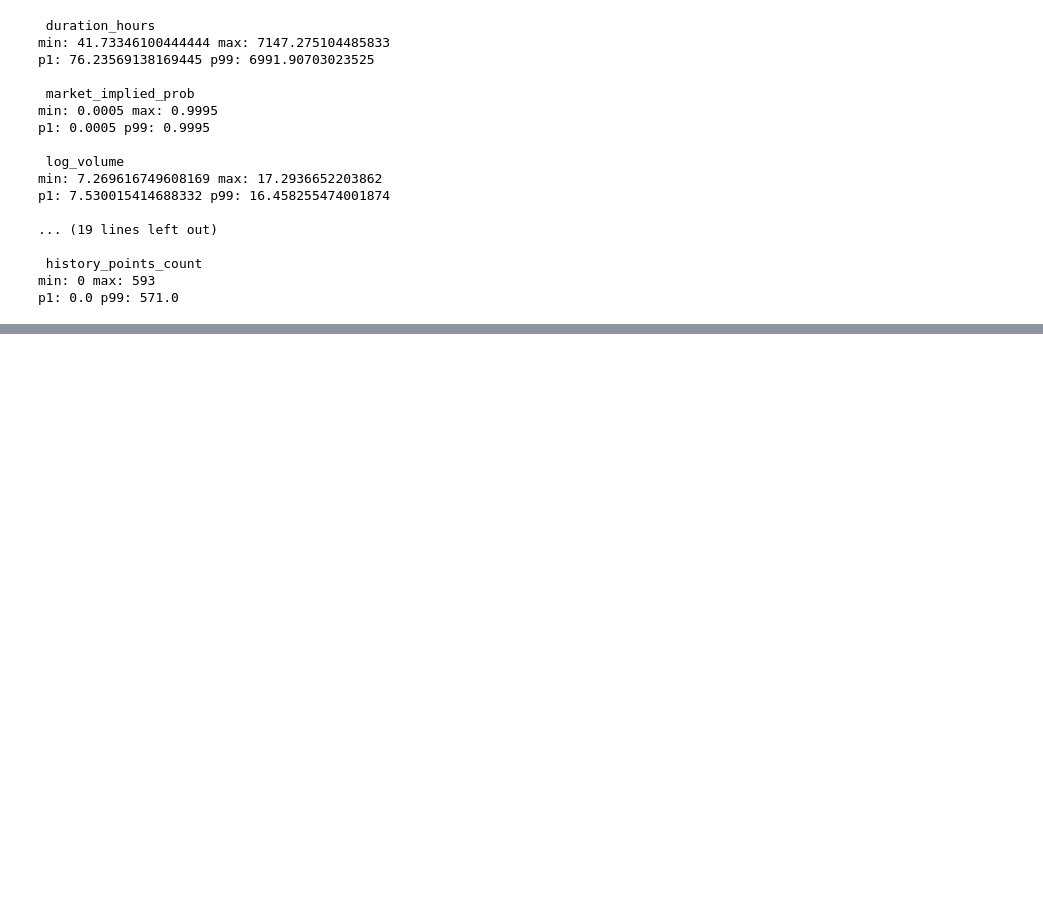
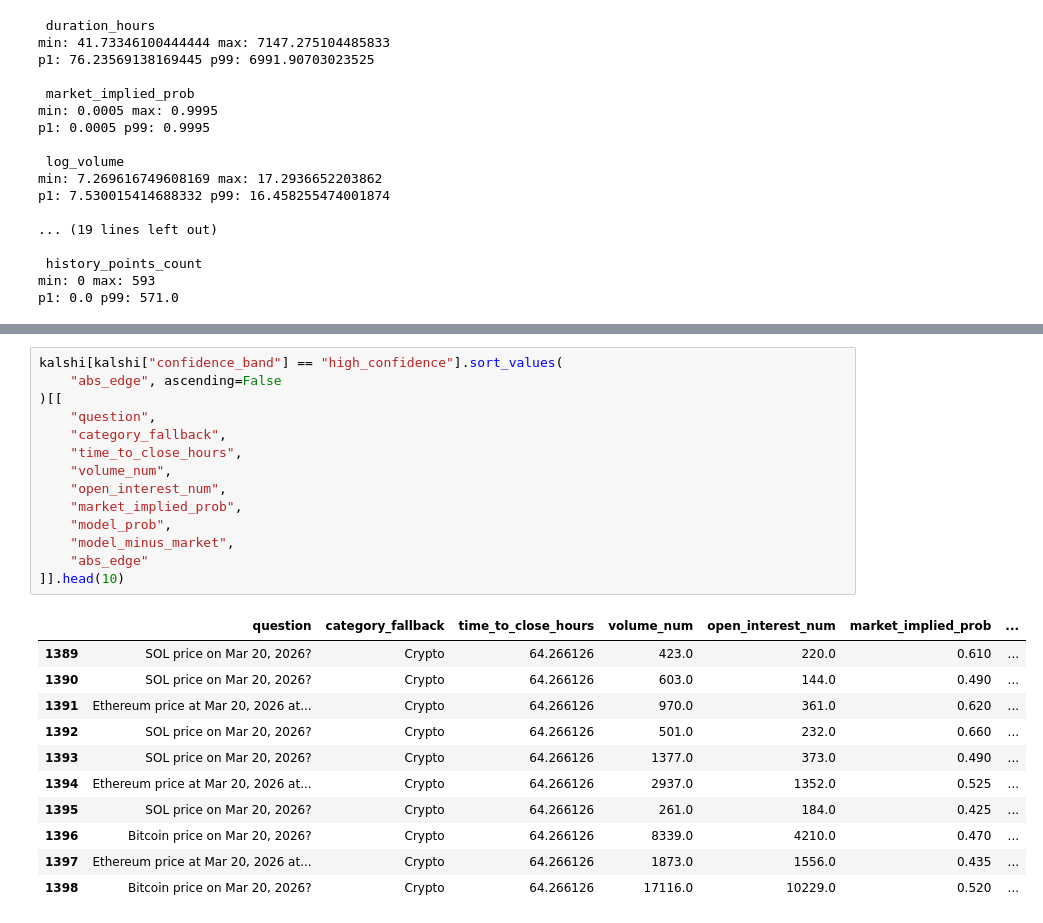
Before and after one commit to JWLZGG/prediction-markets-phase1, a Jupyter notebook: Untitled2.ipynb, the cells around one changed output, grey strips where cells are left out. Drawn from its saved outputs; the diff is of its cells as text; blank space fills up the shorter version.

```diff
--- a/Untitled2.ipynb
+++ b/Untitled2.ipynb
@@ -1510,0 +1666,26 @@ p1: 0.0 p99: 571.0
+# %%
+kalshi[kalshi["confidence_band"] == "high_confidence"].sort_values(
+    "abs_edge", ascending=False
+)[[
+    "question",
+    "category_fallback",
+    "time_to_close_hours",
+    "volume_num",
+    "open_interest_num",
+    "market_implied_prob",
+    "model_prob",
+    "model_minus_market",
+    "abs_edge"
+]].head(10)
+# %% [output]
+|  | question | category_fallback | time_to_close_hours | volume_num | open_interest_num | market_implied_prob | ... |
+| 1389 | SOL price on Mar 20, 2026? | Crypto | 64.266126 | 423.0 | 220.0 | 0.610 | ... |
+| 1390 | SOL price on Mar 20, 2026? | Crypto | 64.266126 | 603.0 | 144.0 | 0.490 | ... |
+| 1391 | Ethereum price at Mar 20, 2026 at... | Crypto | 64.266126 | 970.0 | 361.0 | 0.620 | ... |
+| 1392 | SOL price on Mar 20, 2026? | Crypto | 64.266126 | 501.0 | 232.0 | 0.660 | ... |
+| 1393 | SOL price on Mar 20, 2026? | Crypto | 64.266126 | 1377.0 | 373.0 | 0.490 | ... |
+| 1394 | Ethereum price at Mar 20, 2026 at... | Crypto | 64.266126 | 2937.0 | 1352.0 | 0.525 | ... |
+| 1395 | SOL price on Mar 20, 2026? | Crypto | 64.266126 | 261.0 | 184.0 | 0.425 | ... |
+| 1396 | Bitcoin price on Mar 20, 2026? | Crypto | 64.266126 | 8339.0 | 4210.0 | 0.470 | ... |
+| 1397 | Ethereum price at Mar 20, 2026 at... | Crypto | 64.266126 | 1873.0 | 1556.0 | 0.435 | ... |
+| 1398 | Bitcoin price on Mar 20, 2026? | Crypto | 64.266126 | 17116.0 | 10229.0 | 0.520 | ... |
```
Also changed, not shown: parts of 8 cells of this notebook.
